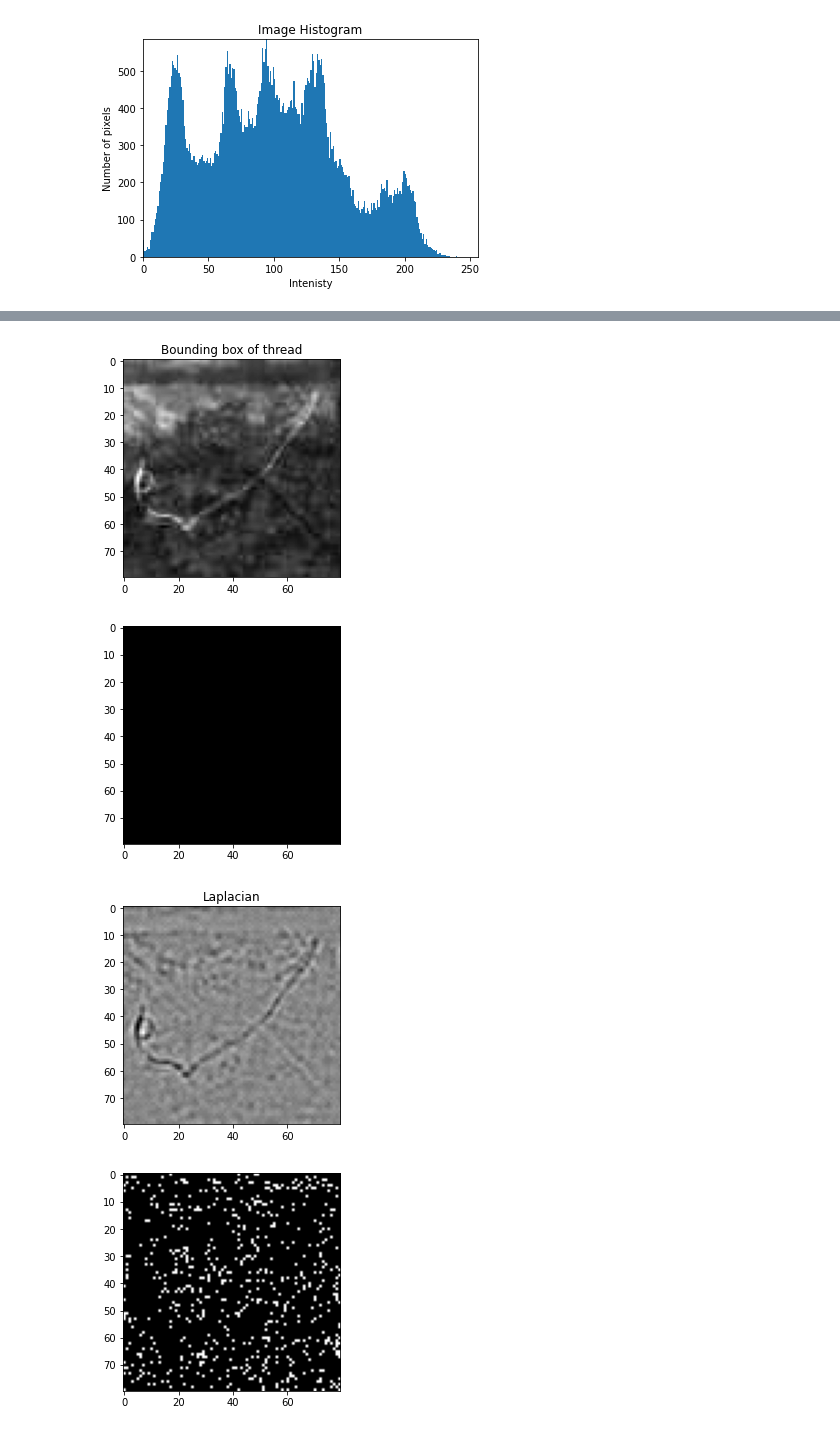
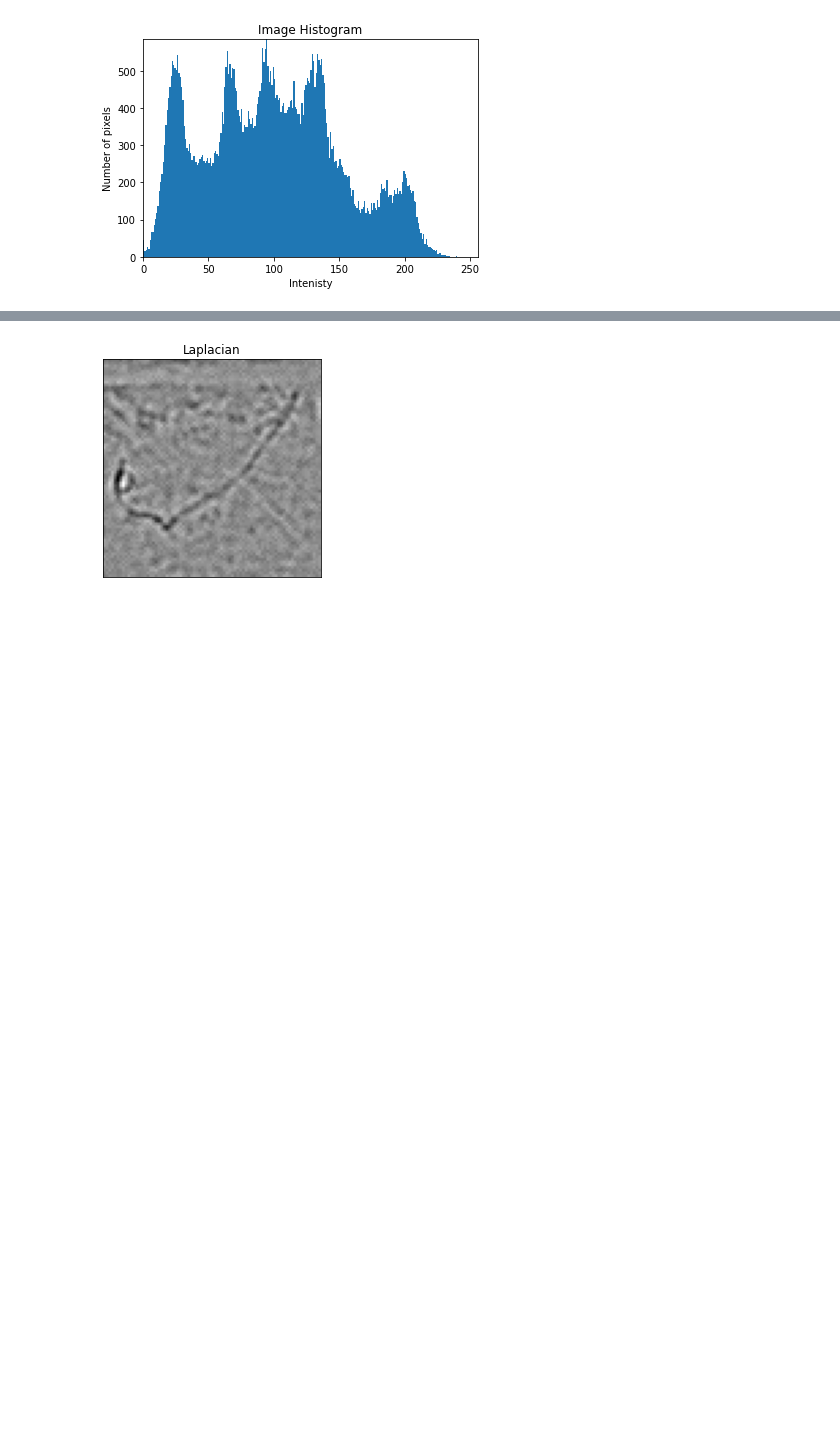
Before and after one commit to Alexandra-Smith/Digital_Image_Processing_module, a Jupyter notebook: Assignment 2/dip_a02.ipynb, the cells around one changed output, grey strips where cells are left out. Drawn from its saved outputs; the diff is of its cells as text; code cells hidden in the pictures; blank space fills up the shorter version.

```diff
--- a/Assignment 2/dip_a02.ipynb
+++ b/Assignment 2/dip_a02.ipynb
@@ -357,46 +341,63 @@ plt.show()
 # %%
 # Question 2
 image = getImage(ims[1])
 
 # plt.imshow(image.astype(np.uint8), cmap="gray")
 # plt.show()
 
 r, c = image.shape
 # get bounding box of thread
 box = image[120:200, 660:740].astype(np.uint8)
 
-plt.imshow(box, cmap="gray")
-plt.title("Bounding box of thread")
-plt.show()
+# plt.imshow(box, cmap="gray")
+# plt.title("Bounding box of thread")
+# plt.show()
 
-(T, thresh) = cv2.threshold(box, 10, 255, cv2.THRESH_BINARY)
-plt.imshow(thresh, cmap="gray")
-plt.show()
+# (T, thresh) = cv2.threshold(box, 10, 255, cv2.THRESH_BINARY)
+# plt.imshow(thresh, cmap="gray")
+# plt.show()
 
-img_blur = cv2.GaussianBlur(box, (3, 3), 0)
+img_blur = cv2.GaussianBlur(box, (5, 5), 0)
 lap = cv2.Laplacian(img_blur, cv2.CV_64F)
+# lap = cv2.convertScaleAbs(lap)
+
+# rescale values in laplacian
+rr, cc = lap.shape
+OldMin = np.min(lap)
+OldMax = np.max(lap)
+NewMin = 0
+NewMax = 255
+OldRange = (OldMax - OldMin)
+NewRange = (NewMax - NewMin)
+for i in range(rr):
+    for j in range(cc):
+        pixel = lap[i][j]
+        lap[i][j] = int((((pixel - OldMin) * NewRange) / OldRange) + NewMin)
+
+plt.tick_params(left = False, bottom = False, labelleft = False, labelbottom = False)
 plt.imshow(lap, cmap="gray")
 plt.title("Laplacian")
 plt.show()
 
-l = lap.astype(np.uint8)
+# lap_b = cv2.medianBlur(lap.astype(np.uint8), 3)
+# g = apply_gamma(lap_b.astype(np.uint8), 0.5)
+# plt.imshow(g, cmap="gray")
+# plt.title("Laplacian blur")
+# plt.show()
 
+# get image mask
 R, C = box.shape
-new = np.zeros((R, C))
+mask = np.zeros((R, C))
 for i in range(R):
     for j in range(C):
         # check threshold for edges
-        if l[i][j] == 0:
-            new[i][j] = 255
-        # else:
-        #     # set to average pixel value of small neighbourhood (7x7)
-        #     n = box[i-3:i+3, j-3:j+3]
-        #     av = np.mean(n)
-        #     new[i][j] = av
-plt.imshow(new, cmap="gray")
-plt.show()
+        if lap[i][j] < 115:
+            mask[i][j] = 255
+mask[0:2, :] = 0
+mask[0:40, 0:50] = 0
+# plt.tick_params(left = False, bottom = False, labelleft = False, labelbottom = False)
+# plt.imshow(mask, cmap="gray")
+# plt.title("Mask")
+# plt.show()
 # %% [output]
-[figure, old version]
+[figure, new version]
-[figure, removed]
-[figure, removed]
-[figure, removed]
```
Also changed, not shown: parts of 10 cells of this notebook.
